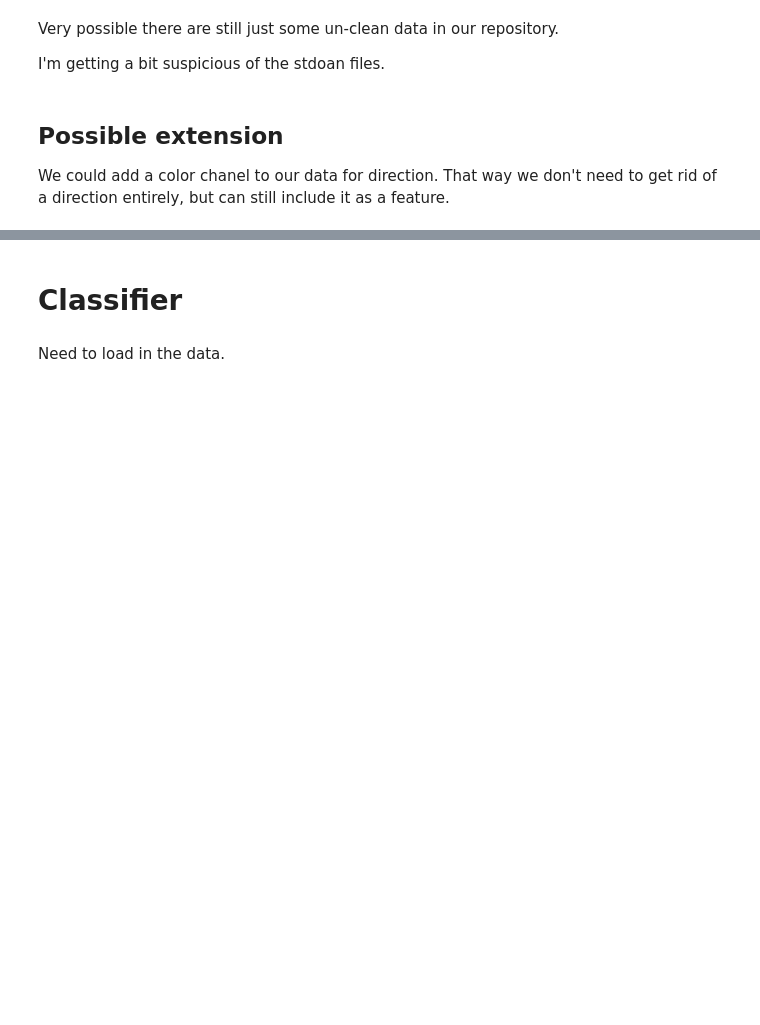
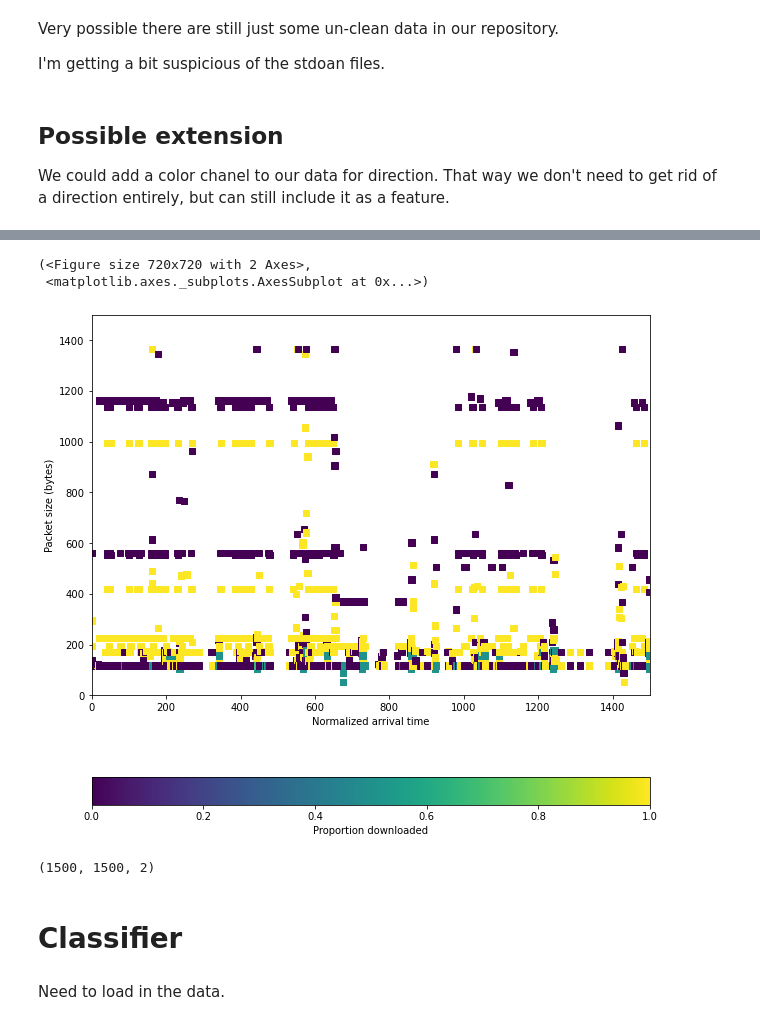
Before and after one commit to parkeraddison/flowpic-replication, a Jupyter notebook: notebooks/8_flowpic.ipynb, the cells around one changed output, grey strips where cells are left out. Saved outputs shown, nothing was run; the diff lists cells and outputs as text; code cells hidden in the pictures; blank space fills up the shorter version.

```diff
--- a/notebooks/8_flowpic.ipynb
+++ b/notebooks/8_flowpic.ipynb
@@ -163,0 +178,6 @@ We could add a color chanel to our data for direction. That way we don't need to
+# %%
+# Load in a preprocessed file -- let's see what we're working with
+f = np.random.choice(glob.glob('../data/preprocessed/*'))
+print(f)
+df = pd.read_csv(f)
+df.head()
@@ -164,3 +192,44 @@ We could add a color chanel to our data for direction. That way we don't need to
+# %%
+c = df[['packet_dirs', 'packet_times', 'packet_sizes']]
+
+c = c[c.packet_sizes <= 1500]
+c.packet_times = c.packet_times - c.packet_times.min()
+c.packet_times = c.packet_times / c.packet_times.max() * 1500
+
+bins=1500
+binrange = [[0, 1500], [0, 1500]]
+hist = np.histogram2d(c.packet_times, c.packet_sizes, bins=bins, range=binrange)
+h = hist[0]
+h = h / h.max()
+
+# For each bin we want to calculate the proportion of packets that were down-
+# loaded. A 1.0 means all packets in that bin were downloaded packets, and 0.0
+# means all packets in that bin were uploaded.
+cut_bins = np.arange(1500)
+timebins = np.searchsorted(cut_bins, c.packet_times, side='right') - 1
+sizebins = np.digitize(c.packet_sizes, cut_bins, right=False) - 1
+c['bin'] = list(zip(timebins, sizebins))
+c.packet_dirs = c.packet_dirs - 1
+download_props = c.groupby('bin').packet_dirs.mean()
+prop_bins = download_props.index.values
+
+# Start off with a 'grey' channel -- all values are equally up- and downloaded.
+download_channel = np.full((1500,1500), 0.5)
+# Then fill in the calculated values from above
+download_channel[list(zip(*prop_bins))] = download_props.values
+dc = download_channel
+
+flowpic = np.dstack([h, dc])
+
+src.charts.flowpic(flowpic)
+# %% [output]
+(<Figure size 720x720 with 2 Axes>,
+ <matplotlib.axes._subplots.AxesSubplot at 0x...>)
+[figure, added]
+# %%
+flowpic.shape
+# %% [output]
+(1500, 1500, 2)
 # %% [markdown]
 # Classifier
 # %%
```
Also changed, not shown: parts of 10 cells of this notebook, 10 other files.
